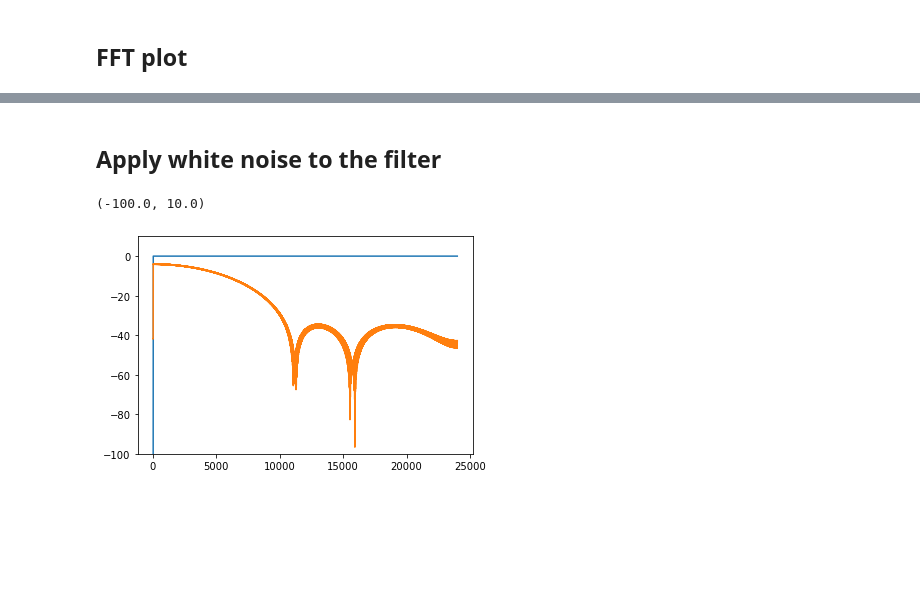
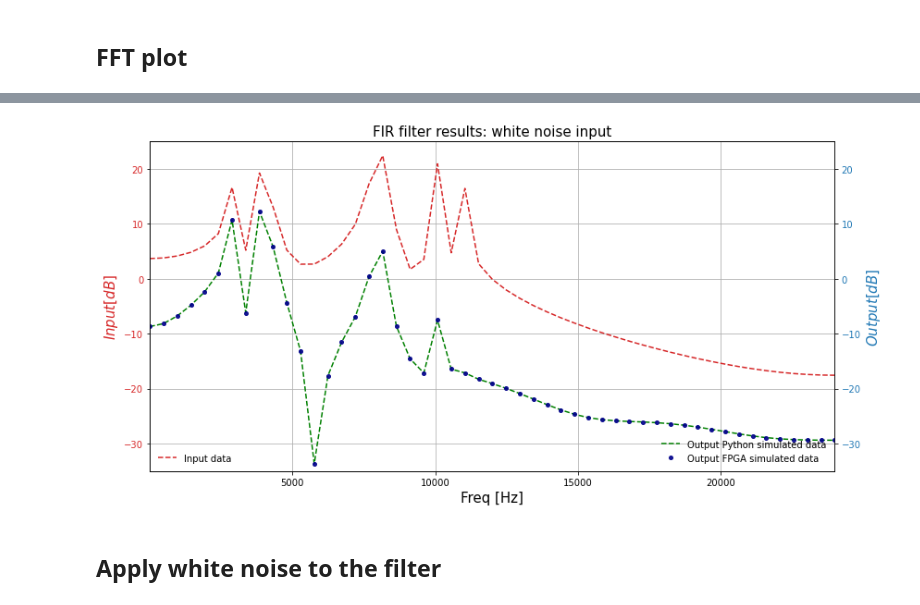
Before and after one commit to Gabriele-bot/MAPD_LAB, a Jupyter notebook: FIR_project/notebook/FIR_filter_ARTY.ipynb, the cells around one changed output, grey strips where cells are left out. Saved outputs shown, nothing was run; the diff lists cells and outputs as text; code cells hidden in the pictures; blank space fills up the shorter version.

```diff
--- a/FIR_project/notebook/FIR_filter_ARTY.ipynb
+++ b/FIR_project/notebook/FIR_filter_ARTY.ipynb
@@ -74,3 +84,42 @@ plt.show()
+# %%
+freq_dom = np.linspace(0,sample_rate/2, int(nsamples/2+1), endpoint=True)
+
+fft_unf = np.fft.rfft(x)
+fft_fil = np.fft.rfft(filtered_x)
+fft_fil_FPGA = np.fft.rfft(filtered_x_FPGA[:,0])
+
+
+color = 'tab:red'
+fig, ax1 = plt.subplots(figsize=(12,6))
+ax1.set_ylabel('$Input [dB]$', color=color, fontsize=15)
+ax1.set_xlabel('Freq [Hz]', fontsize=15)
+line1 = ax1.plot(freq_dom, 20*np.log10(np.abs(fft_unf)),
+                 '--', markersize=1, color=color, label='Input data')
+ax1.tick_params(axis='y', labelcolor=color)
+#ax1.set_ylim(5, 24000)
+ax1.set_title('FIR filter results: white noise input', fontsize=15)
+ax1.legend(loc='lower left', frameon=False)
+ax1.set_xlim(5,24000)
+ax1.set_ylim(-35,25)
+ax1.grid(True)
+
+ax2 = ax1.twinx()
+
+color = 'tab:blue'
+ax2.set_ylabel('$Output [dB]$', color=color, fontsize=15)
+line2 = ax2.plot(freq_dom, 20*np.log10(np.abs(fft_fil)),
+                 '--', markersize=1, color='green', label='Output Python simulated data')
+line3 = ax2.plot(freq_dom, 20*np.log10(np.abs(fft_fil_FPGA)),
+                 'o', markersize=4, color='darkblue', alpha=0.9, label='Output FPGA simulated data')
+ax2.tick_params(axis='y', labelcolor=color)
+ax2.legend(loc='lower right', frameon=False)
+ax2.set_ylim(-35,25)
+
+fig.tight_layout()
+#plt.savefig('plots/fft_plot.pdf')
+plt.show()
+# %% [output]
+[figure, added]
 # %% [markdown]
 ## Apply white noise to the filter
 # %%
@@ -79,13 +135,6 @@ filtered_x = lfilter(taps, 1.0, x)
 # %%
 freq_dom = np.linspace(0,48000/2, int(48000/2+1), endpoint=True)
 
-fft_unf = np.fft.rfft(x)
-fft_fil = np.fft.rfft(filtered_x)
-
-plt.plot(freq_dom, 10*np.log10(np.abs(fft_unf)**2))
-plt.plot(freq_dom, 10*np.log10(np.abs(fft_fil)**2))
-
-plt.ylim(-100,10)
+fft_unf = np.fft.rfft(x_wn)
+fft_fil = np.fft.rfft(filtered_x_wn)
+fft_fil_FPGA = np.fft.rfft(filtered_x_FPGA_wn[:,0])
-# %% [output]
-(-100.0, 10.0)
-[figure, removed]
```
Also changed, not shown: parts of 12 cells of this notebook, 4 other files.
